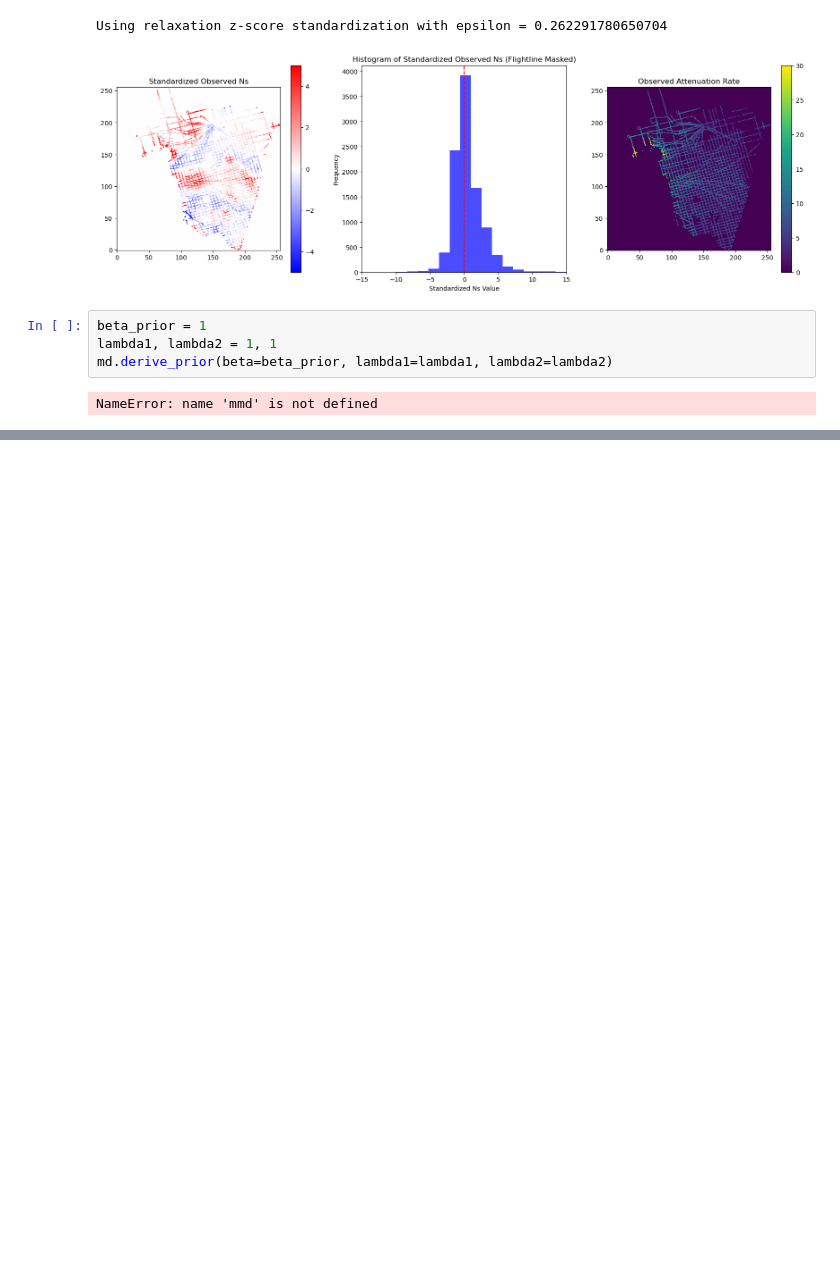
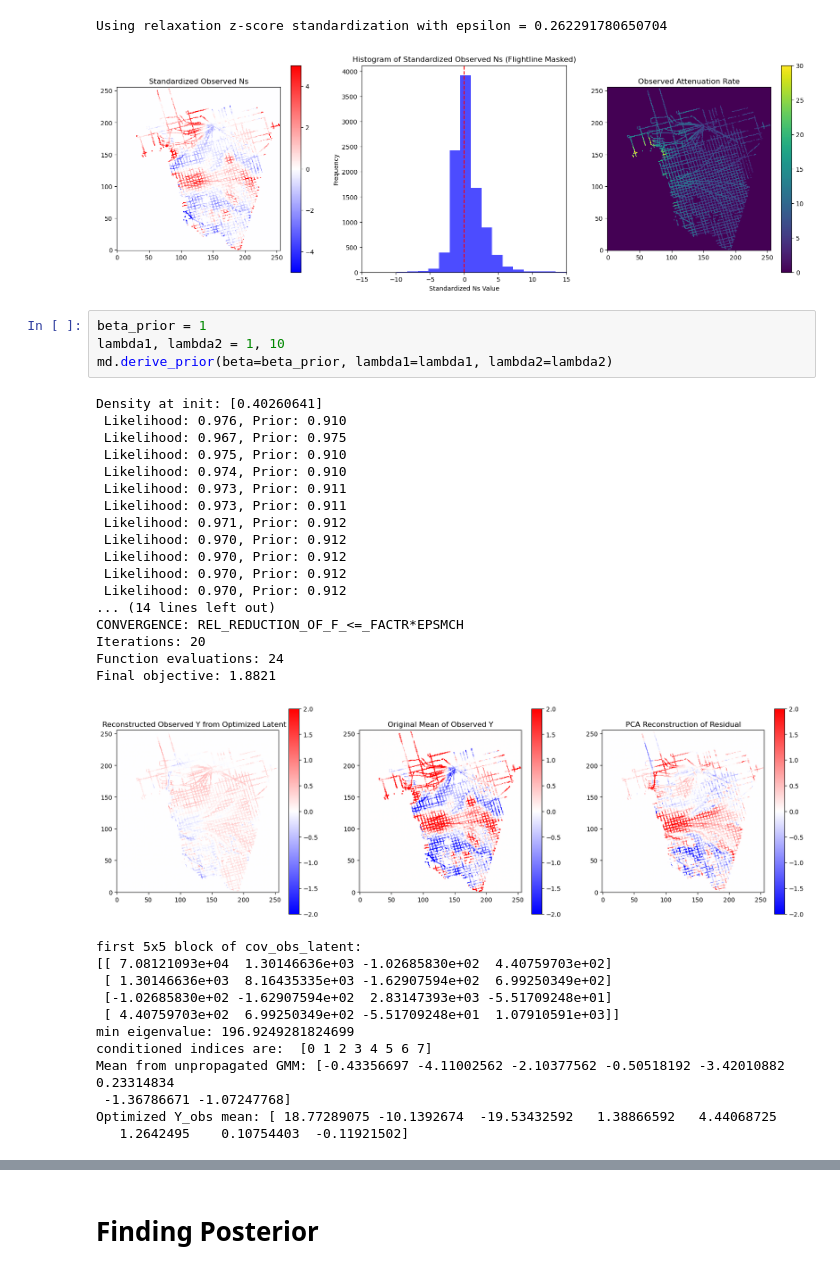
Before and after one commit to alastairyang/GMR-inference, a Jupyter notebook: notebooks/main.ipynb, the cells around one changed output, grey strips where cells are left out. Saved outputs shown, nothing was run; the diff lists cells and outputs as text; blank space fills up the shorter version.

```diff
--- a/notebooks/main.ipynb
+++ b/notebooks/main.ipynb
@@ -152,7 +152,35 @@ Using relaxation z-score standardization with epsilon = 0.262291780650704
 [figure]
 # %%
 beta_prior = 1
-lambda1, lambda2 = 1, 1
+lambda1, lambda2 = 1, 10
 md.derive_prior(beta=beta_prior, lambda1=lambda1, lambda2=lambda2)
 # %% [output]
-NameError: name 'mmd' is not defined
+Density at init: [0.40260641]
+ Likelihood: 0.976, Prior: 0.910
+ Likelihood: 0.967, Prior: 0.975
+ Likelihood: 0.975, Prior: 0.910
+ Likelihood: 0.974, Prior: 0.910
+ Likelihood: 0.973, Prior: 0.911
+ Likelihood: 0.973, Prior: 0.911
+ Likelihood: 0.971, Prior: 0.912
+ Likelihood: 0.970, Prior: 0.912
+ Likelihood: 0.970, Prior: 0.912
+ Likelihood: 0.970, Prior: 0.912
+ Likelihood: 0.970, Prior: 0.912
+... (14 lines left out)
+CONVERGENCE: REL_REDUCTION_OF_F_<=_FACTR*EPSMCH
+Iterations: 20
+Function evaluations: 24
+Final objective: 1.8821
+[figure, added]
+first 5x5 block of cov_obs_latent:
+[[ 7.08121093e+04  1.30146636e+03 -1.02685830e+02  4.40759703e+02]
+ [ 1.30146636e+03  8.16435335e+03 -1.62907594e+02  6.99250349e+02]
+ [-1.02685830e+02 -1.62907594e+02  2.83147393e+03 -5.51709248e+01]
+ [ 4.40759703e+02  6.99250349e+02 -5.51709248e+01  1.07910591e+03]]
+min eigenvalue: 196.9249281824699
+conditioned indices are:  [0 1 2 3 4 5 6 7]
+Mean from unpropagated GMM: [-0.43356697 -4.11002562 -2.10377562 -0.50518192 -3.42010882  0.23314834
+ -1.36786671 -1.07247768]
+Optimized Y_obs mean: [ 18.77289075 -10.1392674  -19.53432592   1.38866592   4.44068725
+   1.2642495    0.10754403  -0.11921502]
@@ -158,0 +188,2 @@ NameError: name 'mmd' is not defined
+# %% [markdown]
+# Finding Posterior
```
Also changed, not shown: parts of 3 cells of this notebook, 1 other file.
